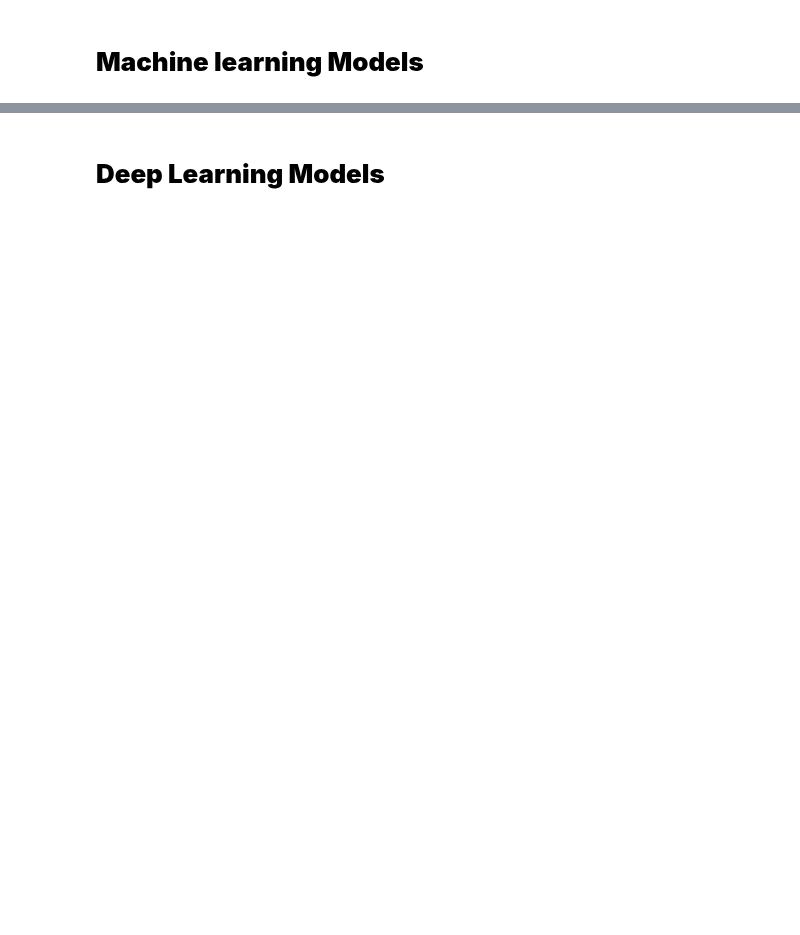
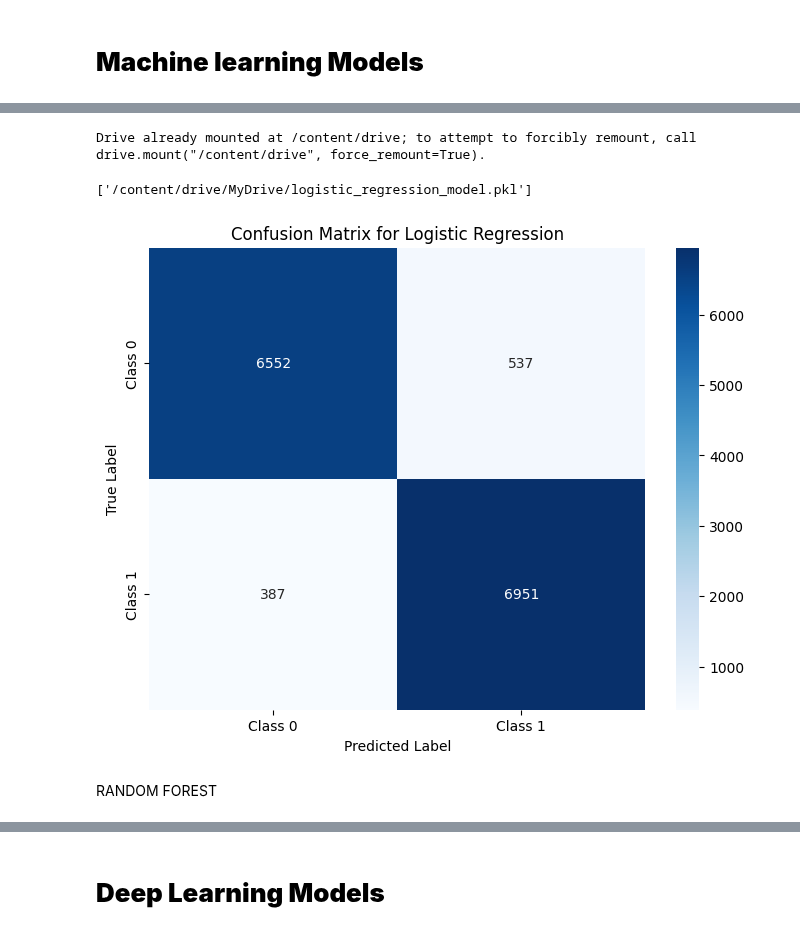
Before and after one commit to PARTH264/Fake-News-Detection, a Jupyter notebook: Copy_of_Fake_News_Detection.ipynb, the cells around one changed output, grey strips where cells are left out. Saved outputs shown, nothing was run; the diff lists cells and outputs as text; code cells hidden in the pictures; blank space fills up the shorter version.

```diff
--- a/Copy_of_Fake_News_Detection.ipynb
+++ b/Copy_of_Fake_News_Detection.ipynb
@@ -280,2 +369,22 @@ Shape of y_test: (14427,)
 # %% [markdown]
 # **Machine learning Models**
+# %%
+# Initialize the Logistic Regression model
+log_reg_model = LogisticRegression(max_iter=1000, random_state=42)
+
+# Train the model
+log_reg_model.fit(X_train, y_train)
+
+# Make predictions on the test set
+y_pred = log_reg_model.predict(X_test)
+
+# Evaluate the model
+accuracy = accuracy_score(y_test, y_pred)
+print("Accuracy of Logistic Regression model:", accuracy)
+
+# Detailed classification report
+print("\nClassification Report:\n", classification_report(y_test, y_pred))
+
+# Confusion Matrix
+cm = confusion_matrix(y_test, y_pred)
+print("\nConfusion Matrix:\n", cm)
@@ -281,0 +415,21 @@ Shape of y_test: (14427,)
+# %%
+from google.colab import drive
+drive.mount('/content/drive')
+
+# Save model to Google Drive
+joblib.dump(log_reg_model, '/content/drive/MyDrive/logistic_regression_model.pkl')
+# %% [output]
+Drive already mounted at /content/drive; to attempt to forcibly remount, call drive.mount("/content/drive", force_remount=True).
+['/content/drive/MyDrive/logistic_regression_model.pkl']
+# %%
+# Plot Confusion Matrix
+plt.figure(figsize=(8, 6))
+sns.heatmap(cm, annot=True, fmt='g', cmap='Blues', xticklabels=['Class 0', 'Class 1'], yticklabels=['Class 0', 'Class 1'])
+plt.title('Confusion Matrix for Logistic Regression')
+plt.xlabel('Predicted Label')
+plt.ylabel('True Label')
+plt.show()
+# %% [output]
+[figure, added]
+# %% [markdown]
+RANDOM FOREST
```
Also changed, not shown: parts of 40 cells of this notebook.
